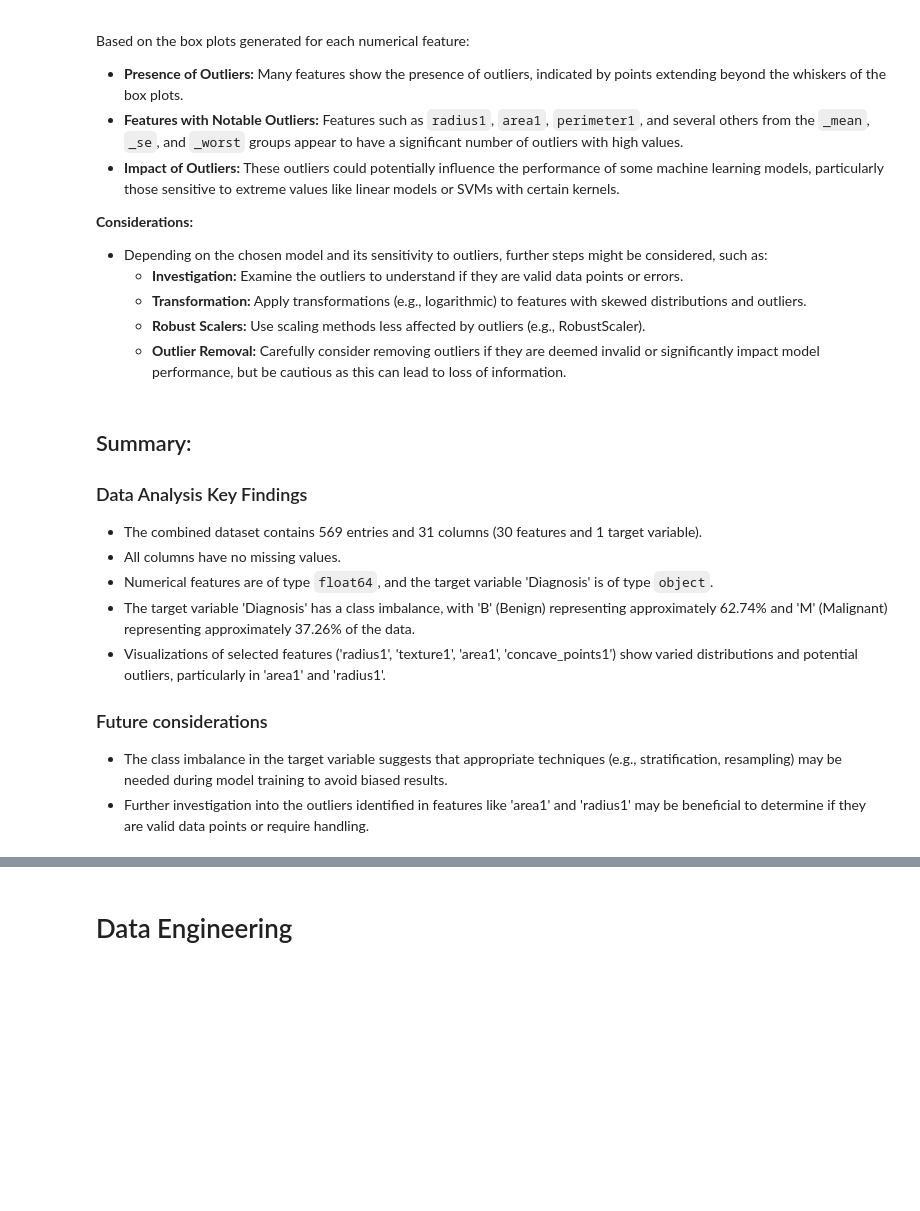
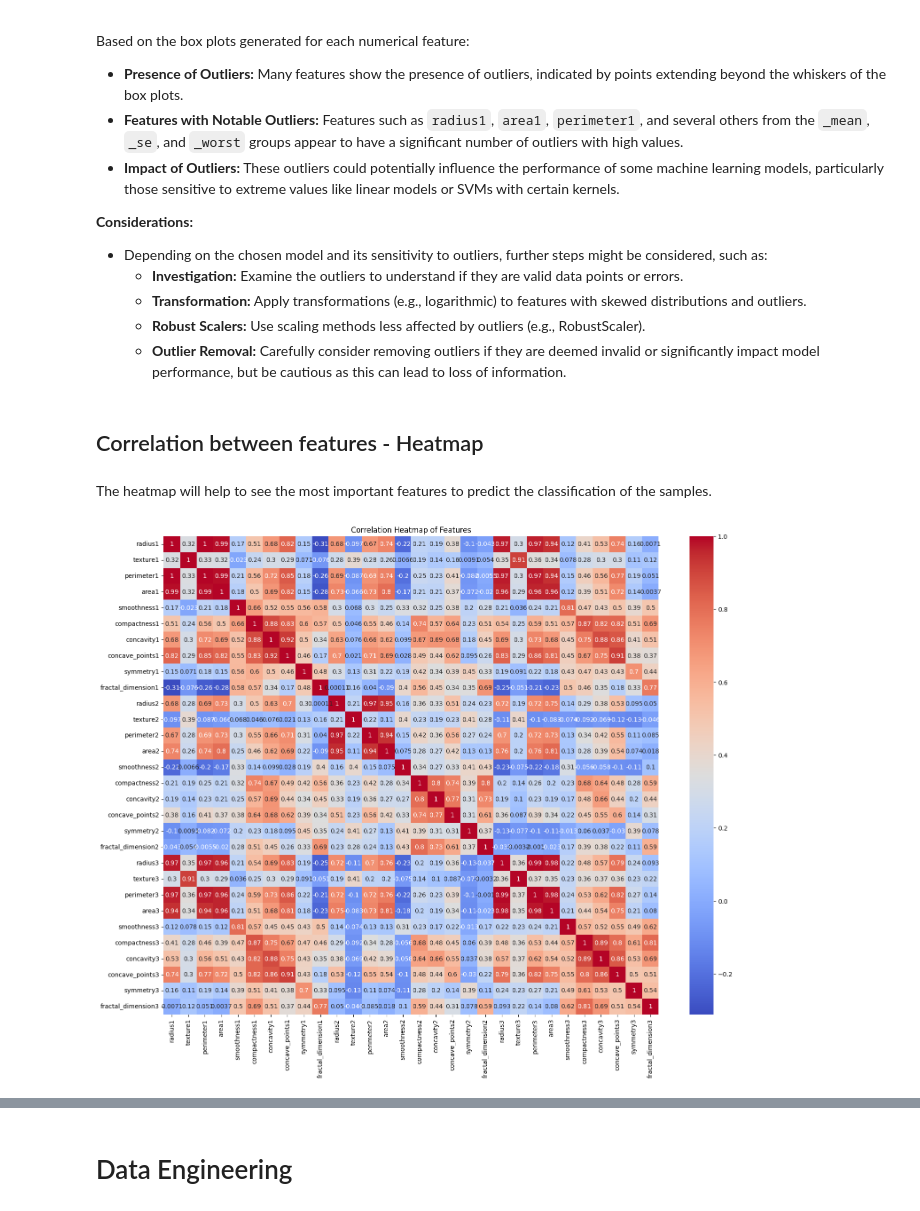
Before and after one commit to eduardoben/Breast-Cancer-Classification, a Jupyter notebook: Breast_Cancer_Diagnosis_Classification.ipynb, the cells around one changed output, grey strips where cells are left out. Cells and saved outputs as stored; diff of their text form; code cells hidden in the pictures; blank space fills up the shorter version.

Commit message:
Included heatmap for features correlation

```diff
--- a/Breast_Cancer_Diagnosis_Classification.ipynb
+++ b/Breast_Cancer_Diagnosis_Classification.ipynb
@@ -240,18 +242,18 @@ Based on the box plots generated for each numerical feature:
     * **Transformation:** Apply transformations (e.g., logarithmic) to features with skewed distributions and outliers.
     * **Robust Scalers:** Use scaling methods less affected by outliers (e.g., RobustScaler).
     * **Outlier Removal:** Carefully consider removing outliers if they are deemed invalid or significantly impact model performance, but be cautious as this can lead to loss of information.
-# %% [markdown]
-## Summary:
-
-### Data Analysis Key Findings
-
-*   The combined dataset contains 569 entries and 31 columns (30 features and 1 target variable).
-*   All columns have no missing values.
-*   Numerical features are of type `float64`, and the target variable 'Diagnosis' is of type `object`.
-*   The target variable 'Diagnosis' has a class imbalance, with 'B' (Benign) representing approximately 62.74% and 'M' (Malignant) representing approximately 37.26% of the data.
-*   Visualizations of selected features ('radius1', 'texture1', 'area1', 'concave_points1') show varied distributions and potential outliers, particularly in 'area1' and 'radius1'.
-
-### Future considerations
-
-*   The class imbalance in the target variable suggests that appropriate techniques (e.g., stratification, resampling) may be needed during model training to avoid biased results.
-*   Further investigation into the outliers identified in features like 'area1' and 'radius1' may be beneficial to determine if they are valid data points or require handling.
+# %% [markdown]
+## Correlation between features - Heatmap
+# %% [markdown]
+The heatmap will help to see the most important features to predict the classification of the samples.
+# %%
+# Calculate the correlation matrix
+correlation_matrix = df_combined.corr(numeric_only=True)
+
+# Create a heatmap of the correlation matrix
+plt.figure(figsize=(18, 14))
+sns.heatmap(correlation_matrix, annot=True, cmap='coolwarm')
+plt.title('Correlation Heatmap of Features')
+plt.show()
+# %% [output]
+[figure, added]
```
Also changed, not shown: parts of 2 cells of this notebook, 1 other file.
